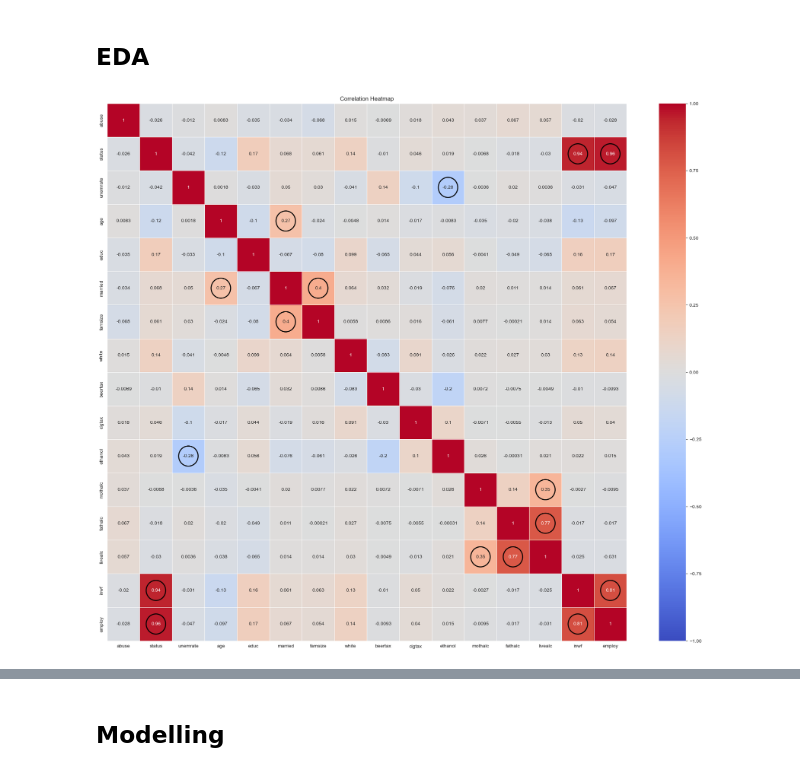
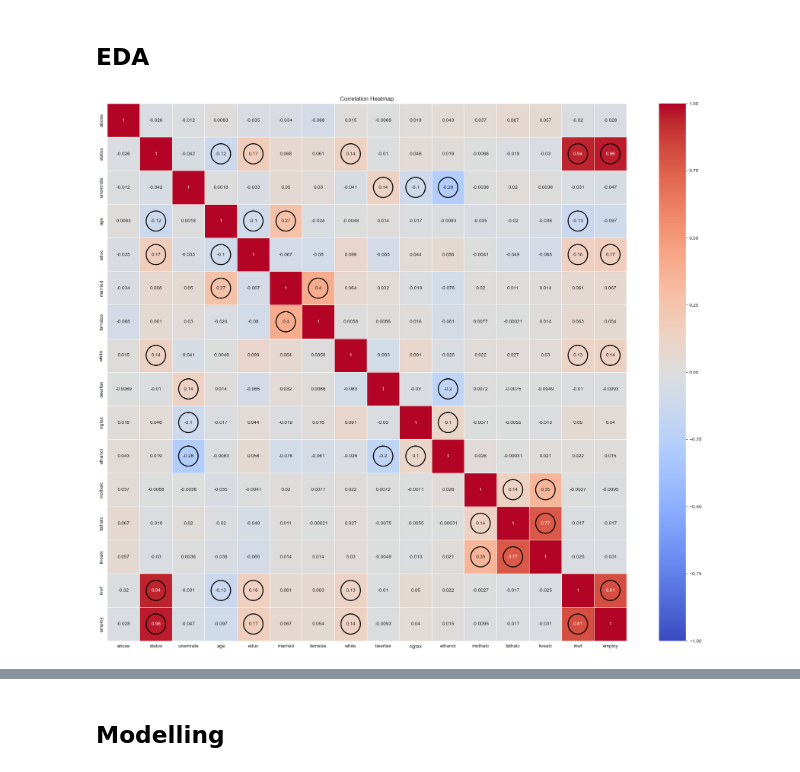
Before and after one commit to RPChinhara/alcohol_abuse_employment, a Jupyter notebook: main.ipynb, the cells around one changed output, grey strips where cells are left out. Saved outputs shown, nothing was run; the diff lists cells and outputs as text; code cells hidden in the pictures.

```diff
--- a/main.ipynb
+++ b/main.ipynb
@@ -49,22 +49,22 @@ fig.show(renderer='browser')
 # %%
 from matplotlib.patches import Circle
 # Heatmap
 data_heatmap = data.copy()
 drop_cols = ['agesq', 'beertaxsq', 'cigtaxsq', 'ethanolsq', 'educsq', 'qrt1', 'qrt2', 'qrt3', 'northeast',
             'midwest', 'south', 'centcity', 'outercity', 'exhealth', 'vghealth', 'goodhealth','fairhealth']
 data_heatmap = data_heatmap.drop(drop_cols, axis=1)
 corr = data_heatmap.corr()
 
 plt.figure(figsize=(24,20))
 ax = sns.heatmap(corr, annot=True, cmap='coolwarm', linewidths=0.5, vmin=-1, vmax=1)
 
 # Loop through the matrix and draw circles for |corr| > 0.5
 for i in range(len(corr)):
     for j in range(len(corr)):
-        if abs(corr.iloc[i,j]) > 0.2 and i != j:
+        if abs(corr.iloc[i,j]) > 0.1 and i != j:
             ax.add_patch(Circle((j+0.5, i+0.5), 0.3, fill=False, edgecolor='black', lw=2))
 
 plt.title('Correlation Heatmap')
 plt.show()
 # %% [output]
-[figure, old version]
+[figure, new version]
```
Also changed, not shown: parts of 21 cells of this notebook.
